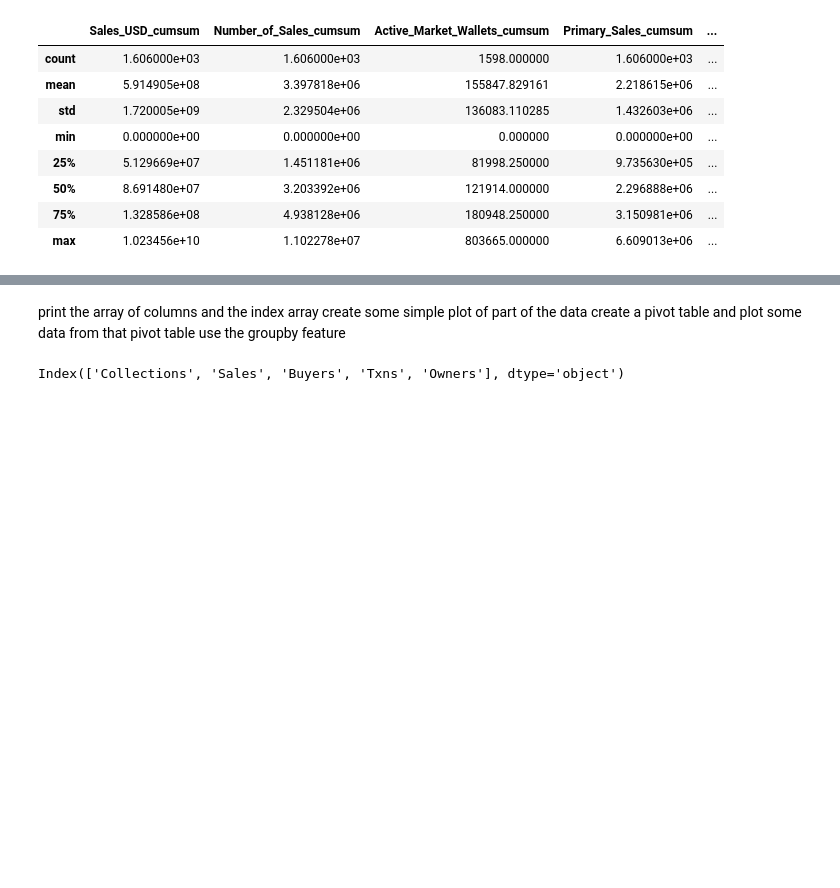
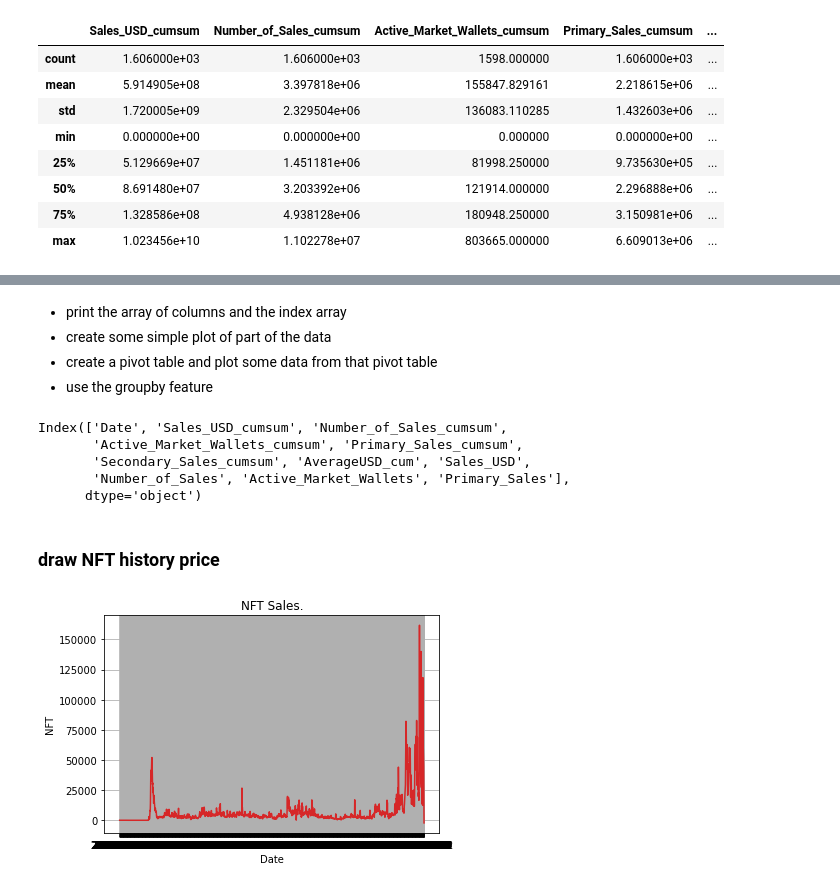
Before and after one commit to MARCOpo1o/NFT-Report, a Jupyter notebook: NFT.ipynb, the cells around one changed output, grey strips where cells are left out. Cells and saved outputs as stored; diff of their text form; code cells hidden in the pictures; blank space fills up the shorter version.

```diff
--- a/NFT.ipynb
+++ b/NFT.ipynb
@@ -58,10 +57,28 @@ nft_df.describe()
 | freq | 1 | 1 | 2 | 2 | 6 |
 # %% [markdown]
-print the array of columns and the index array
-create some simple plot of part of the data
-create a pivot table and plot some data from that pivot table
-use the groupby feature
+- print the array of columns and the index array
+- create some simple plot of part of the data
+- create a pivot table and plot some data from that pivot table
+- use the groupby feature
 # %%
 nft_df.columns
+eth_df.columns
+nfthis_df.columns
 # %% [output]
-Index(['Collections', 'Sales', 'Buyers', 'Txns', 'Owners'], dtype='object')
+Index(['Date', 'Sales_USD_cumsum', 'Number_of_Sales_cumsum',
+       'Active_Market_Wallets_cumsum', 'Primary_Sales_cumsum',
+       'Secondary_Sales_cumsum', 'AverageUSD_cum', 'Sales_USD',
+       'Number_of_Sales', 'Active_Market_Wallets', 'Primary_Sales'],
+      dtype='object')
+# %% [markdown]
+### draw NFT history price
+# %%
+def plot_df(eth_df, x, y, title="", xlabel='Date', ylabel='NFT', dpi=100):
+    #plt.figure(figsize=(16,5), dpi=dpi)
+    plt.plot(x, y, color='tab:red')
+    plt.gca().set(title=title, xlabel=xlabel, ylabel=ylabel)
+
+plot_df(nfthis_df, x=nfthis_df.index, y=nfthis_df.Number_of_Sales, title='NFT Sales.')
+plt.grid()
+# %% [output]
+[figure, added]
```
Also changed, not shown: parts of 16 cells of this notebook.
